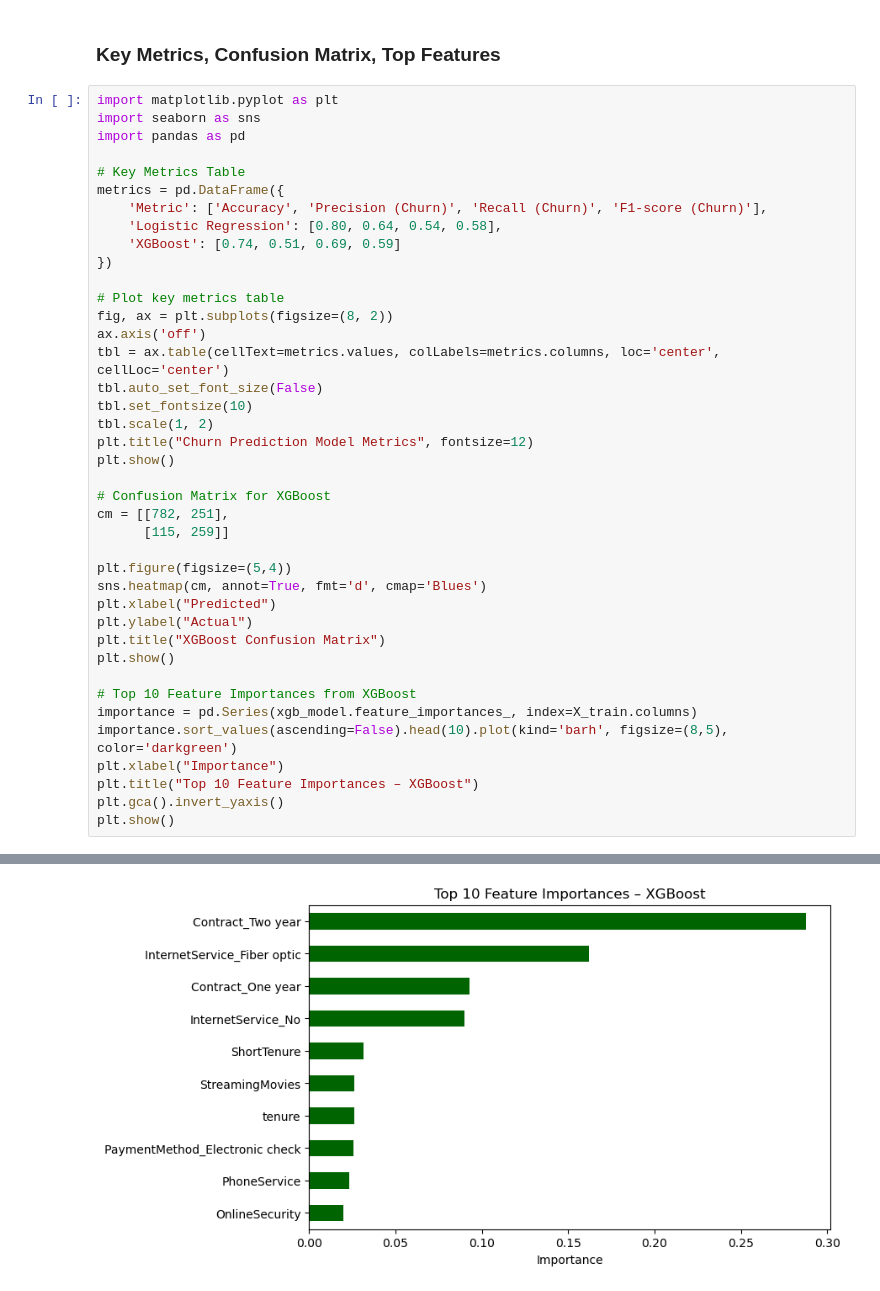
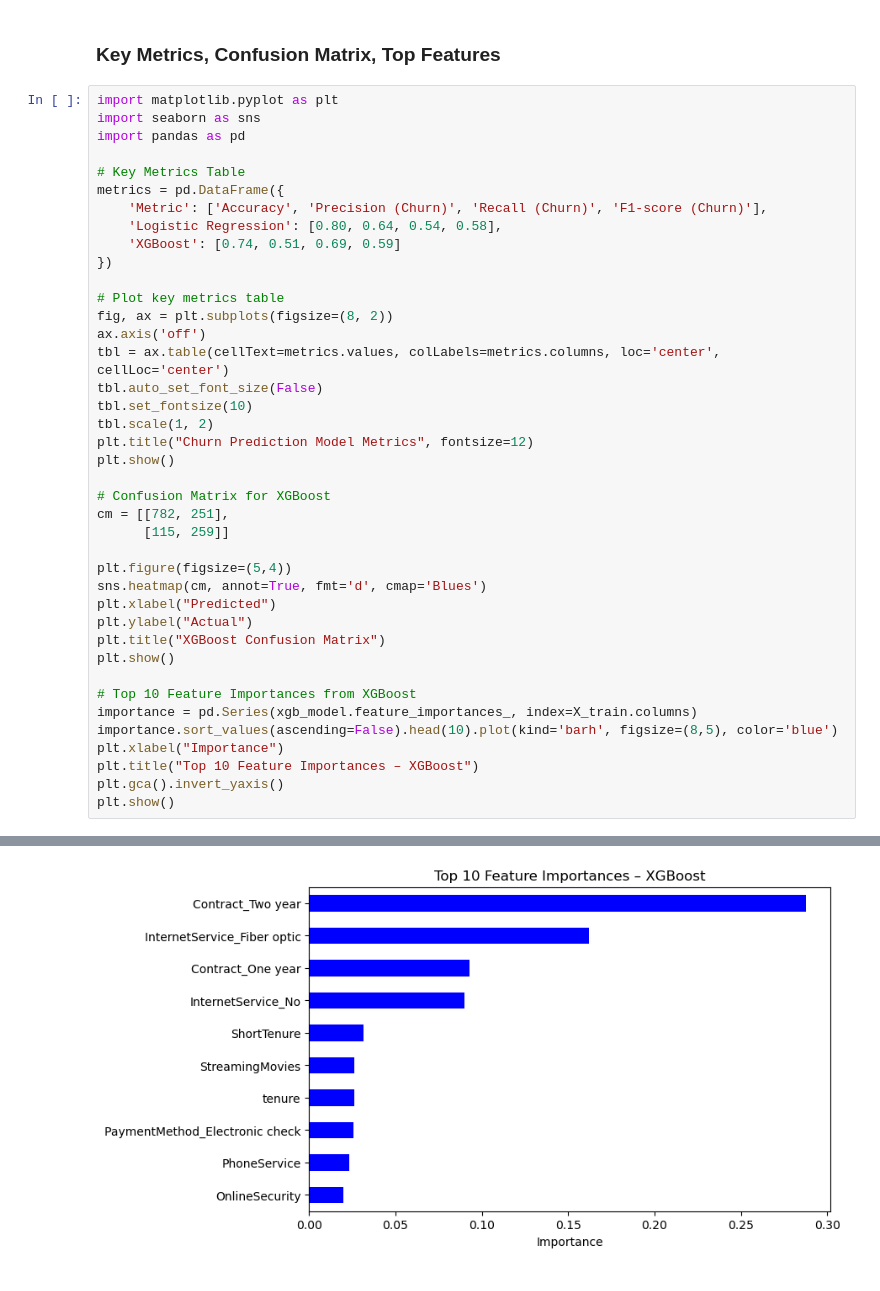
Before and after one commit to kovacikostanca/Data-Science-Portfolio, a Jupyter notebook: Customer Churn Prediction/TelcoCustomerChurn.ipynb, the cells around one changed output, grey strips where cells are left out. Drawn from its saved outputs; the diff is of its cells as text.

```diff
--- a/Customer Churn Prediction/TelcoCustomerChurn.ipynb
+++ b/Customer Churn Prediction/TelcoCustomerChurn.ipynb
@@ -747,32 +747,32 @@ metrics = pd.DataFrame({
 # Plot key metrics table
 fig, ax = plt.subplots(figsize=(8, 2))
 ax.axis('off')
 tbl = ax.table(cellText=metrics.values, colLabels=metrics.columns, loc='center', cellLoc='center')
 tbl.auto_set_font_size(False)
 tbl.set_fontsize(10)
 tbl.scale(1, 2)
 plt.title("Churn Prediction Model Metrics", fontsize=12)
 plt.show()
 
 # Confusion Matrix for XGBoost
 cm = [[782, 251],
       [115, 259]]
 
 plt.figure(figsize=(5,4))
 sns.heatmap(cm, annot=True, fmt='d', cmap='Blues')
 plt.xlabel("Predicted")
 plt.ylabel("Actual")
 plt.title("XGBoost Confusion Matrix")
 plt.show()
 
 # Top 10 Feature Importances from XGBoost
 importance = pd.Series(xgb_model.feature_importances_, index=X_train.columns)
-importance.sort_values(ascending=False).head(10).plot(kind='barh', figsize=(8,5), color='darkgreen')
+importance.sort_values(ascending=False).head(10).plot(kind='barh', figsize=(8,5), color='blue')
 plt.xlabel("Importance")
 plt.title("Top 10 Feature Importances – XGBoost")
 plt.gca().invert_yaxis()
 plt.show()
 # %% [output]
 [figure]
 [figure]
-[figure, old version]
+[figure, new version]
```
